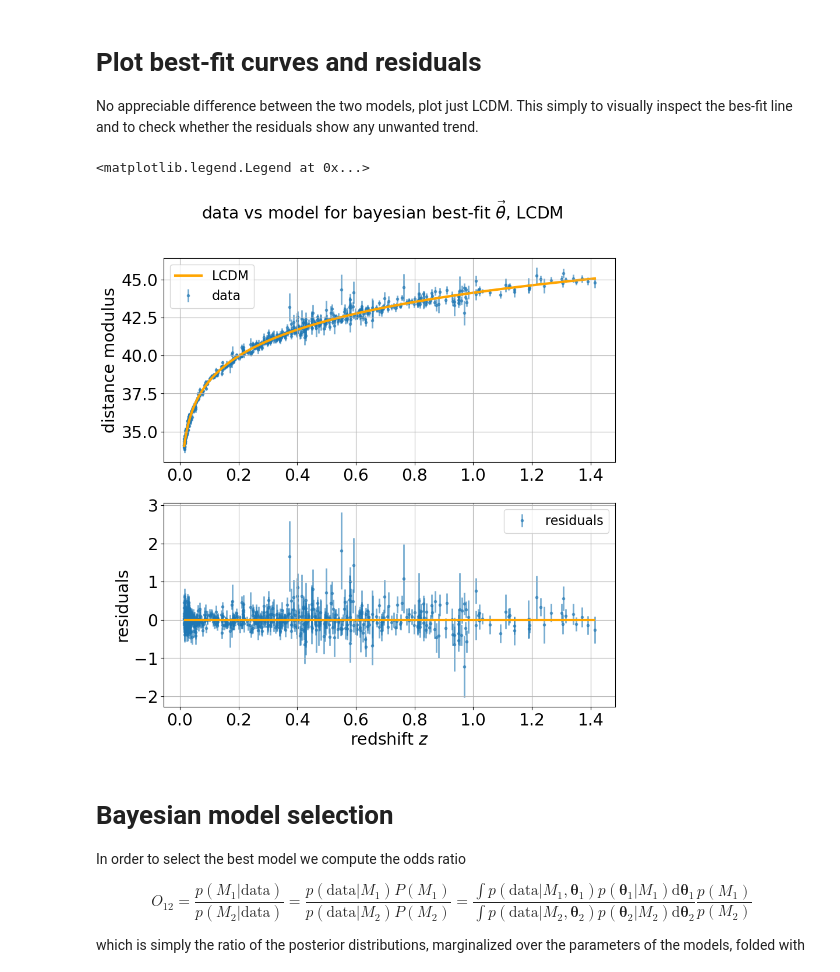
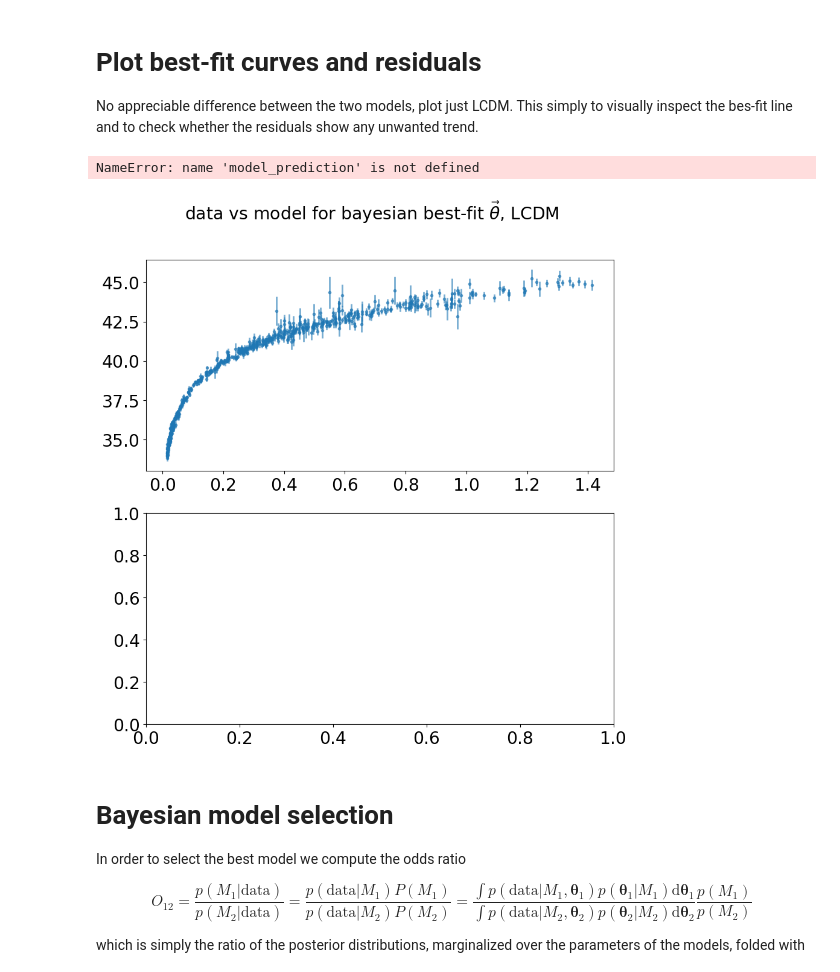
Before and after one commit to davidesciotti/Astrostats, a Jupyter notebook: SNIa_for_astrostats.ipynb, the cells around one changed output. Cells and saved outputs as stored; diff of their text form; code cells hidden in the pictures.

```diff
--- a/SNIa_for_astrostats.ipynb
+++ b/SNIa_for_astrostats.ipynb
@@ -475,29 +461,38 @@ nburn = int(Nsteps / 10)
 
 for which_model in models:
     fraction = 0.1
+    theta_mle = theta_mle_dict[which_model]
     if which_model == 'LCDM':
-        p0_scipy = p0_scipy_L
-        Ndim = p0_scipy.size
+        Ndim = theta_mle.size
         p0 = np.asarray(
             [
-                p0_scipy
+                theta_mle
                 + [
-                    np.random.uniform(-fraction * p0_scipy[0], fraction * p0_scipy[0]),
-                    np.random.uniform(-fraction * p0_scipy[1], fraction * p0_scipy[1]),
+                    np.random.uniform(
+                        -fraction * theta_mle[0], fraction * theta_mle[0]
+                    ),
+                    np.random.uniform(
+                        -fraction * theta_mle[1], fraction * theta_mle[1]
+                    ),
                 ]
                 for i in range(Nwalkers)
             ]
         )
     elif which_model == 'wCDM':
-        p0_scipy = p0_scipy_w
-        Ndim = p0_scipy.size
+        Ndim = theta_mle.size
         p0 = np.asarray(
             [
-                p0_scipy
+                theta_mle
                 + [
-                    np.random.uniform(-fraction * p0_scipy[0], fraction * p0_scipy[0]),
-                    np.random.uniform(-fraction * p0_scipy[1], fraction * p0_scipy[1]),
-                    np.random.uniform(-fraction * p0_scipy[2], fraction * p0_scipy[2]),
+                    np.random.uniform(
+                        -fraction * theta_mle[0], fraction * theta_mle[0]
+                    ),
+                    np.random.uniform(
+                        -fraction * theta_mle[1], fraction * theta_mle[1]
+                    ),
+                    np.random.uniform(
+                        -fraction * theta_mle[2], fraction * theta_mle[2]
+                    ),
                 ]
                 for i in range(Nwalkers)
             ]
@@ -511,8 +506,8 @@ for which_model in models:
     if which_model == 'LCDM':
         trace_L = sampler.chain[:, nburn:, :].reshape(-1, Ndim)
         labels = ['$h_0$', '$\Omega_m$']
-        labels_noTeX = ['h0', 'Om']
+        labels_noTeX = ['h', 'Om']
     elif which_model == 'wCDM':
         trace_w = sampler.chain[:, nburn:, :].reshape(-1, Ndim)
         labels = ['$h_0$', '$\Omega_m$', '$w_0$']
-        labels_noTeX = ['h0', 'Om', 'w0']
+        labels_noTeX = ['h', 'Om', 'w0']
@@ -542,10 +573,10 @@ def get_prob(x, fx, low, high):
 for which_model in models:
     if which_model == 'LCDM':
         trace = trace_L
-        Ndim = p0_scipy_L.size
+        Ndim = theta_mle_L.size
     elif which_model == 'wCDM':
         trace = trace_w
-        Ndim = p0_scipy_w.size
+        Ndim = theta_mle_w.size
 
     exp_values = []
     sigmas = []
@@ -554,7 +585,7 @@ for which_model in models:
     print(
         f'\n--------------------- {which_model} -------------------------------------\n'
     )
-    for param_index in range(Ndim):  # 0 for h0, 1 for Om, 2 for Ode
+    for param_index in range(Ndim):  # 0 for h, 1 for Om, 2 for Ode
         fx_obs, bins = np.histogram(trace[:, param_index], bins=500, density=False)
         x_obs = (bins[1:] + bins[:-1]) / 2
 
@@ -714,37 +797,37 @@ sigma_y = data_union[:, 3]
 fig, axs = plt.subplots(2)
 fig.suptitle('data vs model for bayesian best-fit $\\vec{\\theta}$, %s' % which_model)
 fig.set_size_inches(10, 10)
 
 axs[0].errorbar(z_obs, y_obs, yerr=sigma_y, fmt='.', alpha=0.6, label='data', zorder=1)
 axs[0].plot(
     z_obs,
-    model(z_obs, theta_best_fit, which_model),
+    model_prediction(z_obs, theta_best_fit, which_model),
     label=which_model,
     color='orange',
     linewidth=3,
     zorder=1.5,
 )
 axs[0].set_ylabel('distance modulus')
 axs[0].grid()
 axs[0].legend(prop={'size': 16})
 
 axs[1].errorbar(
     z_obs,
-    y_obs - model(z_obs, theta_best_fit, which_model),
+    y_obs - model_prediction(z_obs, theta_best_fit, which_model),
     yerr=sigma_y,
     fmt='.',
     label='residuals',
     alpha=0.6,
     zorder=1,
 )
 axs[1].hlines(0, z_obs.min(), z_obs.max(), color='orange', zorder=2, linewidth=3)
 axs[1].set_ylabel('residuals')
 axs[1].set_xlabel('redshift $z$')
 axs[1].grid()
 axs[1].legend(prop={'size': 16})
 # %% [output]
-<matplotlib.legend.Legend at 0x...>
+NameError: name 'model_prediction' is not defined
-[figure, old version]
+[figure, new version]
 # %% [markdown]
 # Bayesian model selection
 In order to select the best model we compute the odds ratio
```
Also changed, not shown: parts of 39 cells of this notebook.
